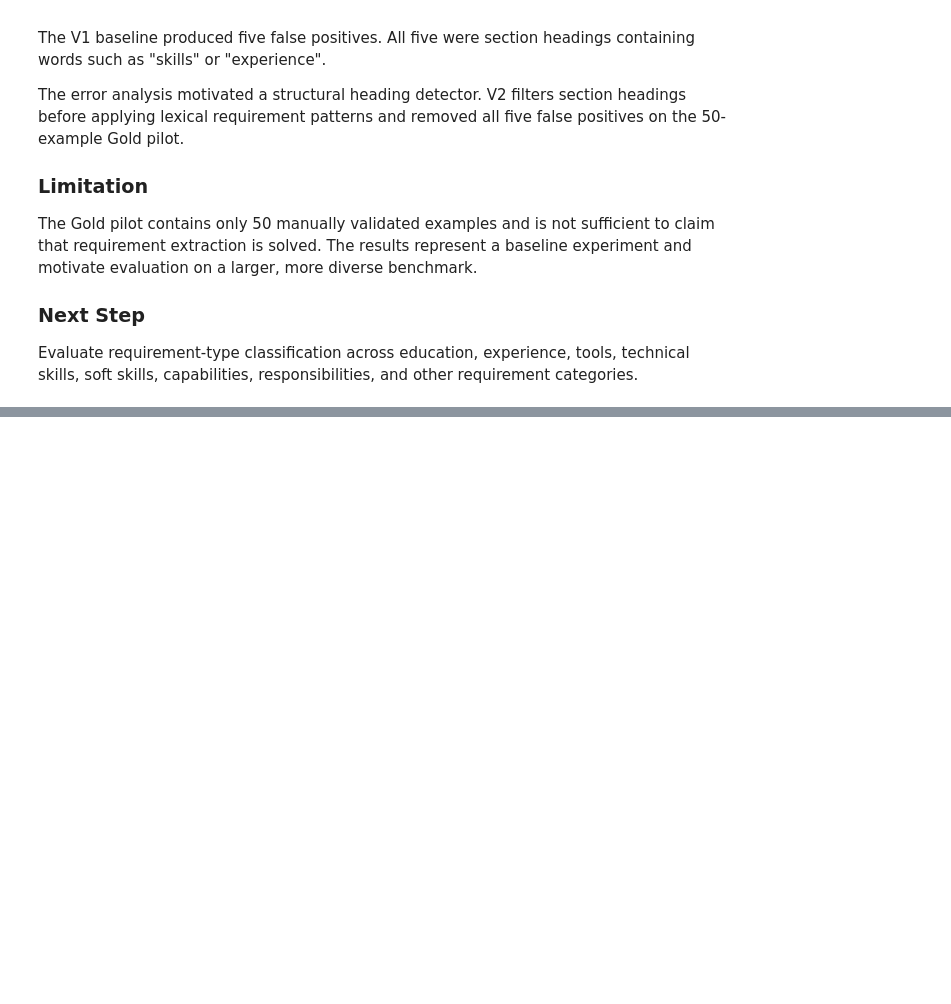
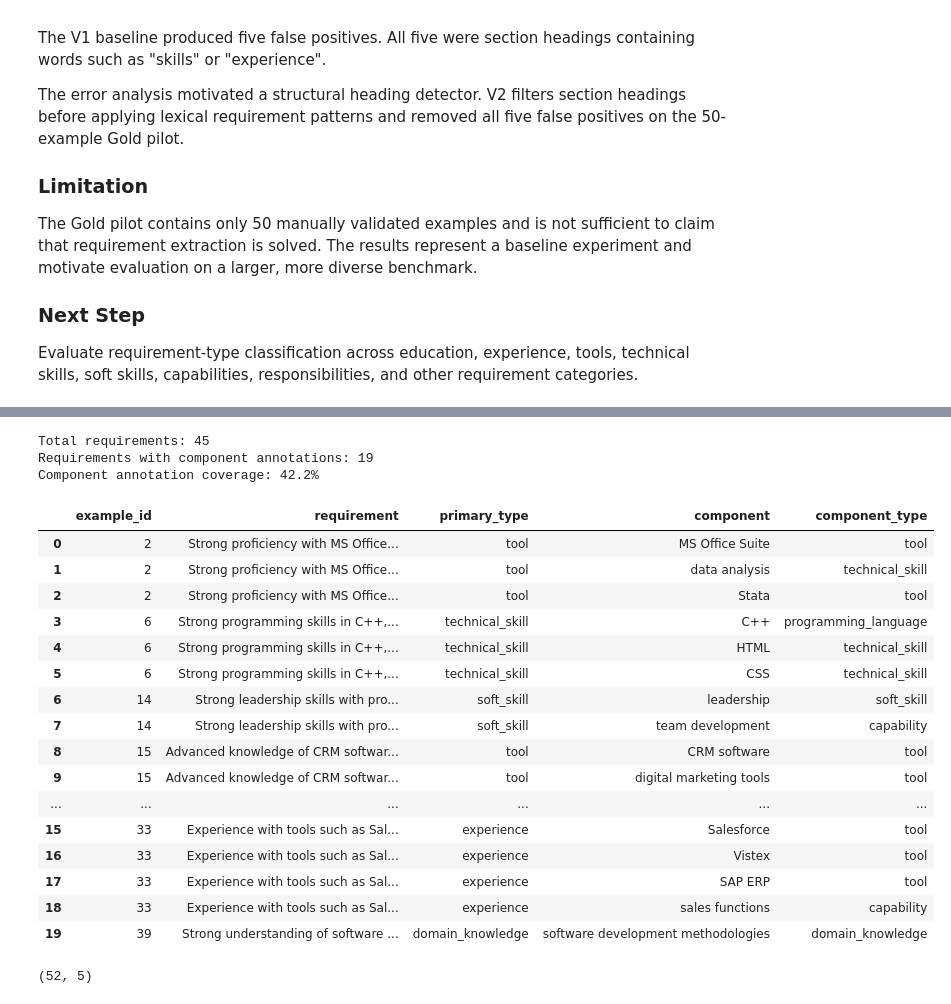
Before and after one commit to tanisha1259/SkillAlign, a Jupyter notebook: notebooks/02_requirement_extraction.ipynb, the cells around one changed output, grey strips where cells are left out. Saved outputs shown, nothing was run; the diff lists cells and outputs as text; code cells hidden in the pictures; blank space fills up the shorter version.

Commit message:
feat: establish SkillAlign data and requirement pipeline

```diff
--- a/notebooks/02_requirement_extraction.ipynb
+++ b/notebooks/02_requirement_extraction.ipynb
@@ -3212,0 +3898,10 @@ and other requirement categories.
+# %%
+for example_id, components in component_annotations.items():
+    text = gold_pilot.loc[
+        gold_pilot["example_id"] == example_id,
+        "text"
+    ].iloc[0]
+
+    print(f"\n{example_id}: {text}")
+    for component, component_type in components:
+        print(f"  - {component} → {component_type}")
@@ -3212,0 +4522,68 @@ and other requirement categories.
+# %%
+# Component annotation coverage
+
+total_requirements = len(structured_gold)
+
+annotated_components = structured_gold["components"].notna().sum()
+
+print("Total requirements:", total_requirements)
+print("Requirements with component annotations:", annotated_components)
+print(
+    "Component annotation coverage:",
+    f"{annotated_components / total_requirements:.1%}"
+)
+# %% [output]
+Total requirements: 45
+Requirements with component annotations: 19
+Component annotation coverage: 42.2%
+# %%
+# Expand component annotations into a component-level table
+
+component_gold = component_df.merge(
+    gold_pilot[
+        ["example_id", "text", "gold_type"]
+    ],
+    on="example_id",
+    how="left"
+)
+
+component_gold = component_gold.rename(
+    columns={
+        "text": "requirement",
+        "gold_type": "primary_type"
+    }
+)
+
+component_gold = component_gold[
+    [
+        "example_id",
+        "requirement",
+        "primary_type",
+        "component",
+        "component_type"
+    ]
+]
+
+component_gold.head(20)
+# %% [output]
+|  | example_id | requirement | primary_type | component | component_type |
+| 0 | 2 | Strong proficiency with MS Office... | tool | MS Office Suite | tool |
+| 1 | 2 | Strong proficiency with MS Office... | tool | data analysis | technical_skill |
+| 2 | 2 | Strong proficiency with MS Office... | tool | Stata | tool |
+| 3 | 6 | Strong programming skills in C++,... | technical_skill | C++ | programming_language |
+| 4 | 6 | Strong programming skills in C++,... | technical_skill | HTML | technical_skill |
+| 5 | 6 | Strong programming skills in C++,... | technical_skill | CSS | technical_skill |
+| 6 | 14 | Strong leadership skills with pro... | soft_skill | leadership | soft_skill |
+| 7 | 14 | Strong leadership skills with pro... | soft_skill | team development | capability |
+| 8 | 15 | Advanced knowledge of CRM softwar... | tool | CRM software | tool |
+| 9 | 15 | Advanced knowledge of CRM softwar... | tool | digital marketing tools | tool |
+| ... | ... | ... | ... | ... | ... |
+| 15 | 33 | Experience with tools such as Sal... | experience | Salesforce | tool |
+| 16 | 33 | Experience with tools such as Sal... | experience | Vistex | tool |
+| 17 | 33 | Experience with tools such as Sal... | experience | SAP ERP | tool |
+| 18 | 33 | Experience with tools such as Sal... | experience | sales functions | capability |
+| 19 | 39 | Strong understanding of software ... | domain_knowledge | software development methodologies | domain_knowledge |
+# %%
+component_gold.shape
+# %% [output]
+(52, 5)
```
Also changed, not shown: parts of 39 cells of this notebook, 8 other files.
